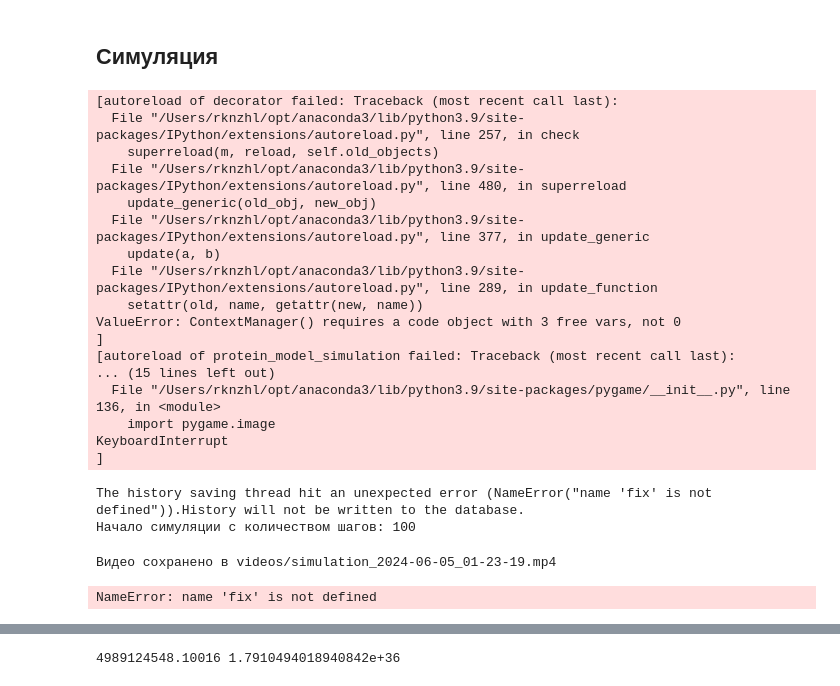
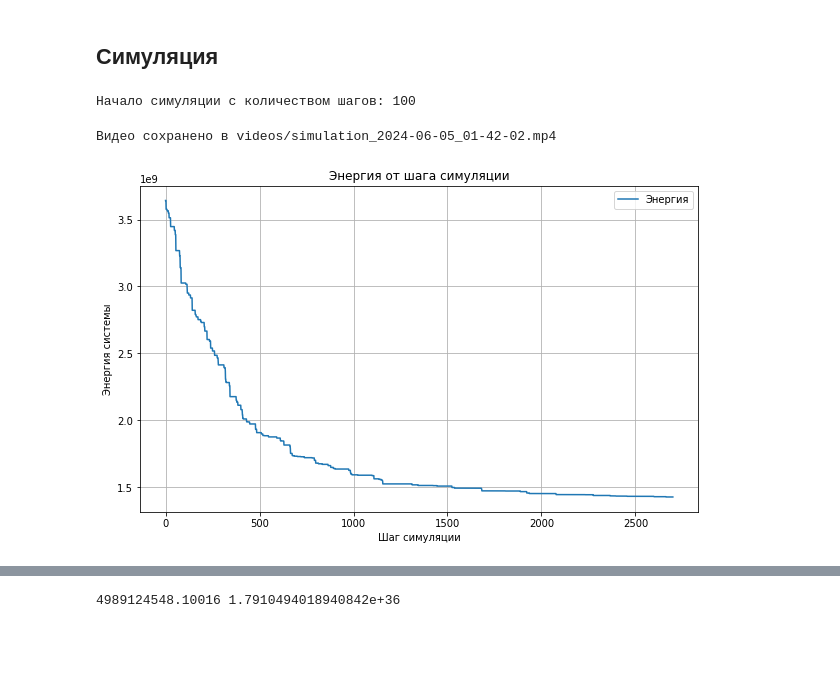
Before and after one commit to rknzhl/polymerization, a Jupyter notebook: main.ipynb, the cells around one changed output, grey strips where cells are left out. Cells and saved outputs as stored; diff of their text form; code cells hidden in the pictures; blank space fills up the shorter version.

```diff
--- a/main.ipynb
+++ b/main.ipynb
@@ -14,28 +11,10 @@ from protein_model import ProteinModel
 ## Симуляция
 # %%
 # Создание экземпляра модели и запуск симуляции
-model = ProteinModel(2)
+model = ProteinModel(3)
 model.run_simulation(num_steps=100)
 model.plot_energy()
 # %% [output]
-[autoreload of decorator failed: Traceback (most recent call last):
-  File "/Users/rknzhl/opt/anaconda3/lib/python3.9/site-packages/IPython/extensions/autoreload.py", line 257, in check
-    superreload(m, reload, self.old_objects)
-  File "/Users/rknzhl/opt/anaconda3/lib/python3.9/site-packages/IPython/extensions/autoreload.py", line 480, in superreload
-    update_generic(old_obj, new_obj)
-  File "/Users/rknzhl/opt/anaconda3/lib/python3.9/site-packages/IPython/extensions/autoreload.py", line 377, in update_generic
-    update(a, b)
-  File "/Users/rknzhl/opt/anaconda3/lib/python3.9/site-packages/IPython/extensions/autoreload.py", line 289, in update_function
-    setattr(old, name, getattr(new, name))
-ValueError: ContextManager() requires a code object with 3 free vars, not 0
-]
-[autoreload of protein_model_simulation failed: Traceback (most recent call last):
-... (15 lines left out)
-  File "/Users/rknzhl/opt/anaconda3/lib/python3.9/site-packages/pygame/__init__.py", line 136, in <module>
-    import pygame.image
-KeyboardInterrupt
-]
+Начало симуляции с количеством шагов: 100
-The history saving thread hit an unexpected error (NameError("name 'fix' is not defined")).History will not be written to the database.
-Начало симуляции с количеством шагов: 100
+Видео сохранено в videos/simulation_2024-06-05_01-42-02.mp4
-Видео сохранено в videos/simulation_2024-06-05_01-23-19.mp4
-NameError: name 'fix' is not defined
+[figure, added]
```
Also changed, not shown: parts of 2 cells of this notebook, 2 other files.
